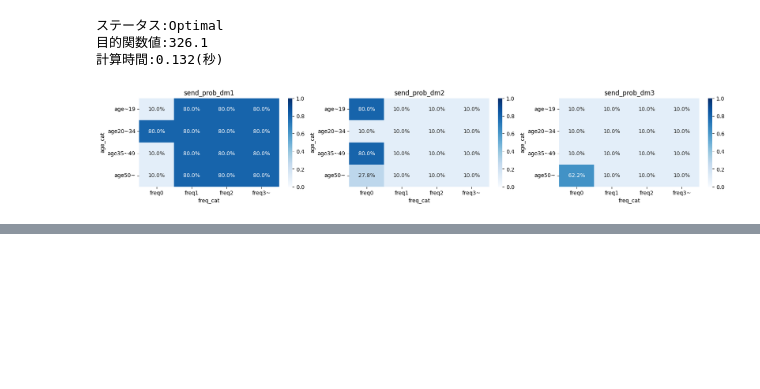
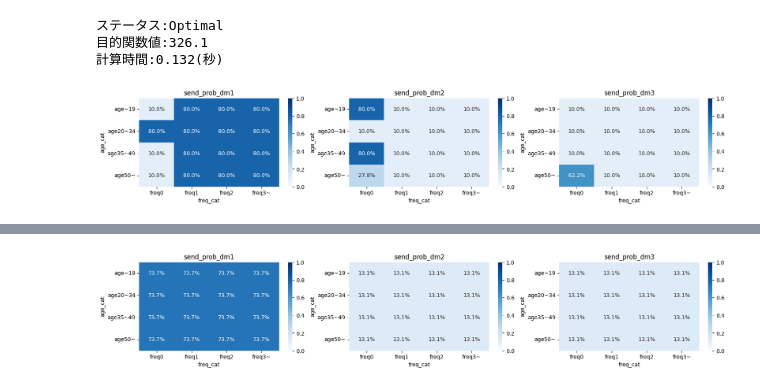
Before and after one commit to maton369/PyOptBook_Practice, a Jupyter notebook: 4_coupon/main.ipynb, the cells around one changed output, grey strips where cells are left out. Saved outputs shown, nothing was run; the diff lists cells and outputs as text; code cells hidden in the pictures; blank space fills up the shorter version.

```diff
--- a/4_coupon/main.ipynb
+++ b/4_coupon/main.ipynb
@@ -343,0 +374,2 @@ seg_send_df[["segment_id", "send_num_dm1", "send_num_dm2", "send_num_dm3"]].head
+# %%
+problem = pulp.LpProblem(name="DiscountCouponProblem3", sense=pulp.LpMaximize)
@@ -343,0 +384,13 @@ seg_send_df[["segment_id", "send_num_dm1", "send_num_dm2", "send_num_dm3"]].head
+# %%
+problem += y
+# %%
+for s in S:
+    for m in M:
+        problem += xsm[s, m] >= y
+# %%
+for s in S:
+    problem += pulp.lpSum(xsm[s, m] for m in M) == 1
+problem += (
+    pulp.lpSum(Cm[m] * Ns[s] * Psm[s, m] * xsm[s, m] for s in S for m in [2, 3])
+    <= 1000000
+)
@@ -343,0 +403,28 @@ seg_send_df[["segment_id", "send_num_dm1", "send_num_dm2", "send_num_dm3"]].head
+# %%
+send_dm_df = pd.DataFrame(
+    [[xsm[s, m].value() for m in M] for s in S],
+    columns=["send_prob_dm1", "send_prob_dm2", "send_prob_dm3"],
+)
+seg_send_df = pd.concat(
+    [prob_df[["segment_id", "age_cat", "freq_cat"]], send_dm_df], axis=1
+)
+ax = {}
+fig, (ax[0], ax[1], ax[2]) = plt.subplots(1, 3, figsize=(20, 3))
+for i, ptn in enumerate(["send_prob_dm1", "send_prob_dm2", "send_prob_dm3"]):
+    seg_send_pivot_df = pd.pivot_table(
+        data=seg_send_df,
+        values=ptn,
+        columns="freq_cat",
+        index="age_cat",
+        aggfunc="mean",
+    )
+    seg_send_pivot_df = seg_send_pivot_df.reindex(
+        ["age~19", "age20~34", "age35~49", "age50~"]
+    )
+    sns.heatmap(
+        seg_send_pivot_df, annot=True, fmt=".1%", cmap="Blues", vmin=0, vmax=1, ax=ax[i]
+    )
+    ax[i].set_title(f"{ptn}")
+plt.show()
+# %% [output]
+[figure, added]
```
Also changed, not shown: parts of 5 cells of this notebook.
